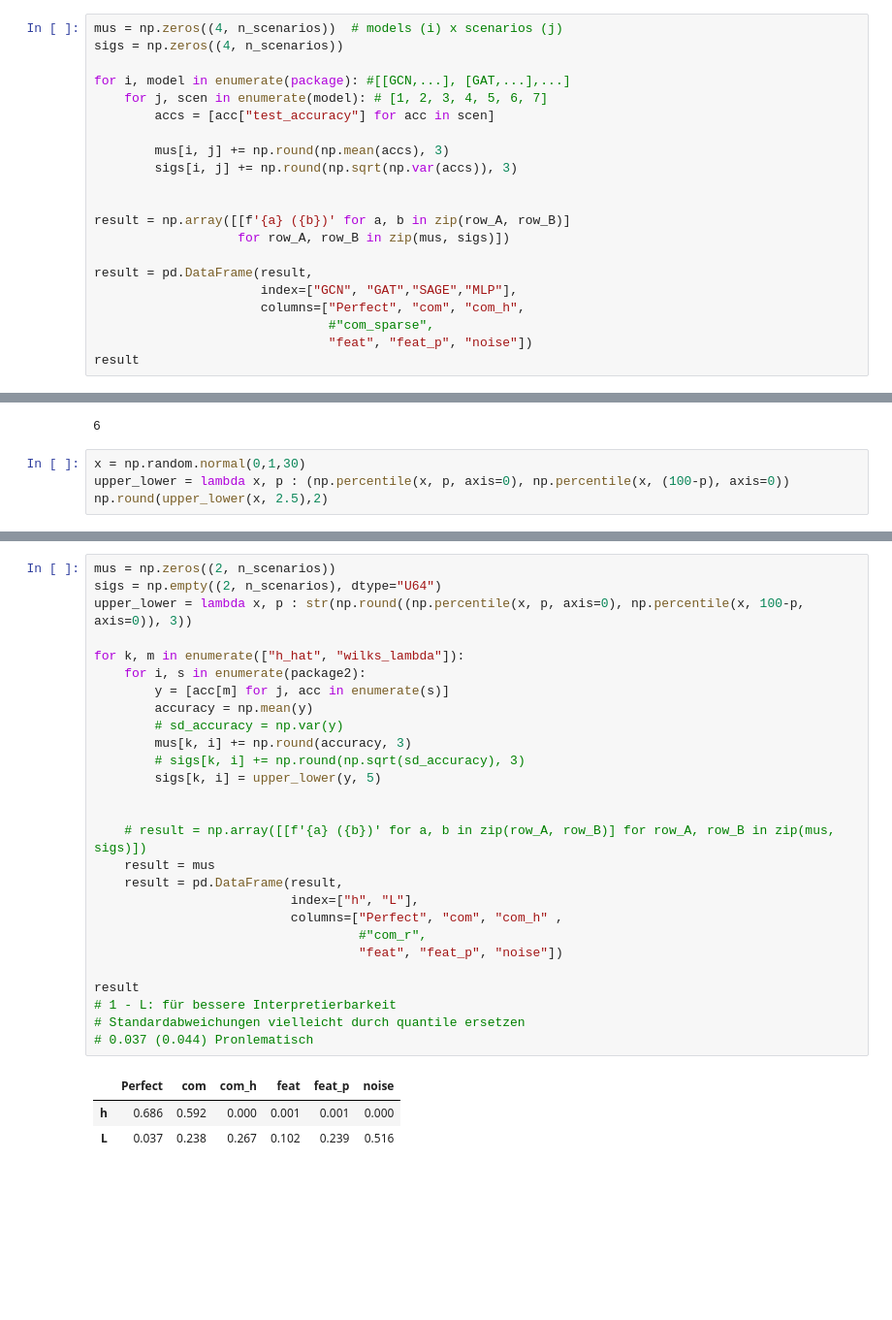
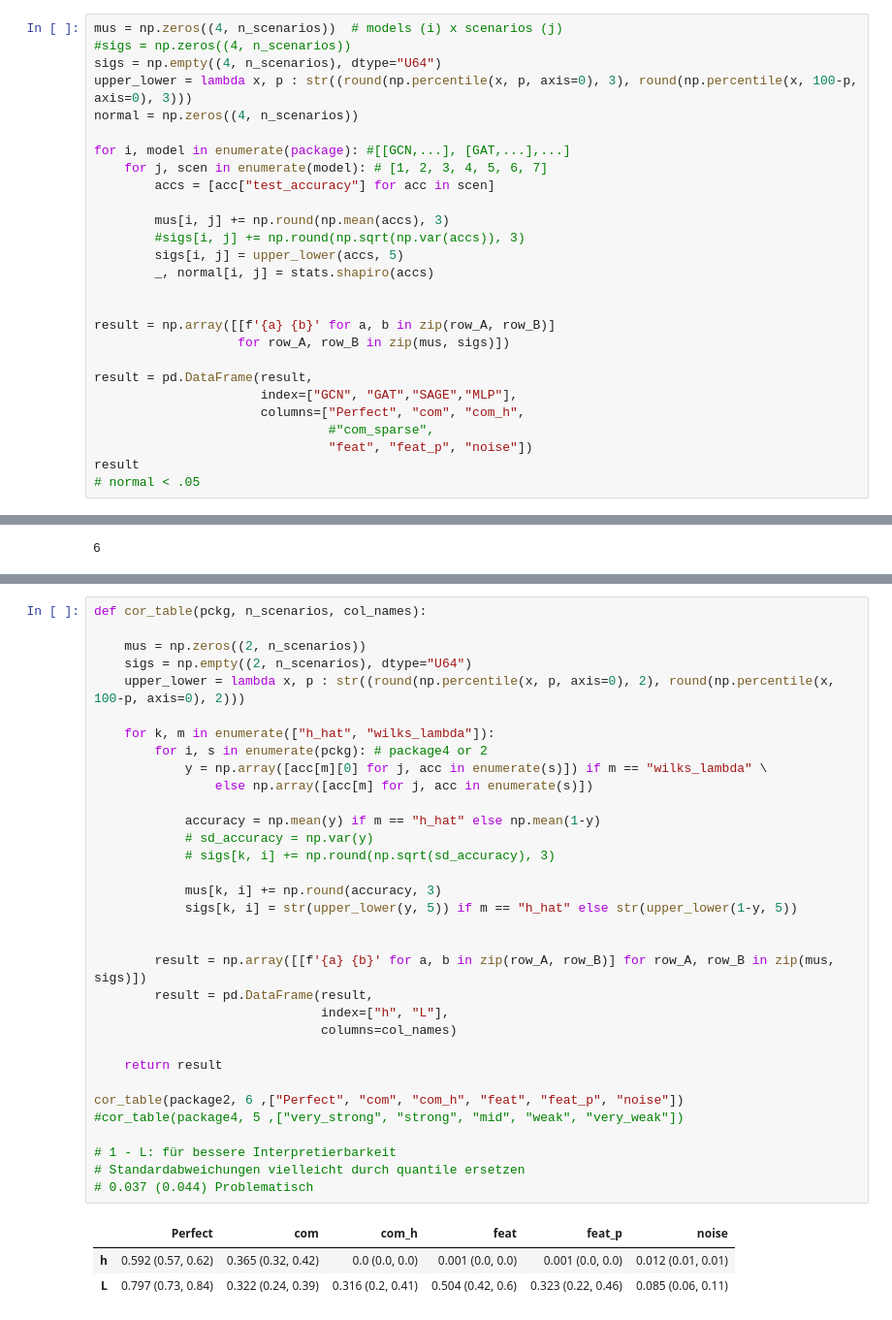
Before and after one commit to FisnikZogaj/MA, a Jupyter notebook: eval.ipynb, the cells around one changed output, grey strips where cells are left out. Shown at 97% size. Cells and saved outputs as stored; diff of their text form; blank space fills up the shorter version.

```diff
--- a/eval.ipynb
+++ b/eval.ipynb
@@ -193,17 +211,22 @@ print(np.round(np.mean([r["test_accuracy"] for r in sage_com]),3))
 ### Test accs
 # %%
 mus = np.zeros((4, n_scenarios))  # models (i) x scenarios (j)
-sigs = np.zeros((4, n_scenarios))
+#sigs = np.zeros((4, n_scenarios))
+sigs = np.empty((4, n_scenarios), dtype="U64")
+upper_lower = lambda x, p : str((round(np.percentile(x, p, axis=0), 3), round(np.percentile(x, 100-p, axis=0), 3)))
+normal = np.zeros((4, n_scenarios))
 
 for i, model in enumerate(package): #[[GCN,...], [GAT,...],...]
     for j, scen in enumerate(model): # [1, 2, 3, 4, 5, 6, 7]
         accs = [acc["test_accuracy"] for acc in scen]
 
         mus[i, j] += np.round(np.mean(accs), 3)
-        sigs[i, j] += np.round(np.sqrt(np.var(accs)), 3)
+        #sigs[i, j] += np.round(np.sqrt(np.var(accs)), 3)
+        sigs[i, j] = upper_lower(accs, 5)
+        _, normal[i, j] = stats.shapiro(accs)
 
 
-result = np.array([[f'{a} ({b})' for a, b in zip(row_A, row_B)]
+result = np.array([[f'{a} {b}' for a, b in zip(row_A, row_B)]
                    for row_A, row_B in zip(mus, sigs)])
 
 result = pd.DataFrame(result,
@@ -212,5 +235,6 @@ result = pd.DataFrame(result,
                                #"com_sparse",
                                "feat", "feat_p", "noise"])
 result
+# normal < .05
 # %% [output]
 |  | Perfect | com | com_h | feat | feat_p | noise |
@@ -288,7 +327,3 @@ n_scenarios = package2.shape[0]
 n_scenarios
 # %% [output]
 6
-# %%
-x = np.random.normal(0,1,30)
-upper_lower = lambda x, p : (np.percentile(x, p, axis=0), np.percentile(x, (100-p), axis=0))
-np.round(upper_lower(x, 2.5),2)
@@ -297,31 +380,37 @@ array([-1.81,  1.74])
 # %%
-mus = np.zeros((2, n_scenarios))
-sigs = np.empty((2, n_scenarios), dtype="U64")
-upper_lower = lambda x, p : str(np.round((np.percentile(x, p, axis=0), np.percentile(x, 100-p, axis=0)), 3))
+def cor_table(pckg, n_scenarios, col_names):
 
-for k, m in enumerate(["h_hat", "wilks_lambda"]):
-    for i, s in enumerate(package2):
-        y = [acc[m] for j, acc in enumerate(s)]
-        accuracy = np.mean(y)
-        # sd_accuracy = np.var(y)
-        mus[k, i] += np.round(accuracy, 3)
-        # sigs[k, i] += np.round(np.sqrt(sd_accuracy), 3)
-        sigs[k, i] = upper_lower(y, 5)
+    mus = np.zeros((2, n_scenarios))
+    sigs = np.empty((2, n_scenarios), dtype="U64")
+    upper_lower = lambda x, p : str((round(np.percentile(x, p, axis=0), 2), round(np.percentile(x, 100-p, axis=0), 2)))
+
+    for k, m in enumerate(["h_hat", "wilks_lambda"]):
+        for i, s in enumerate(pckg): # package4 or 2
+            y = np.array([acc[m][0] for j, acc in enumerate(s)]) if m == "wilks_lambda" \
+                else np.array([acc[m] for j, acc in enumerate(s)])
+
+            accuracy = np.mean(y) if m == "h_hat" else np.mean(1-y)
+            # sd_accuracy = np.var(y)
+            # sigs[k, i] += np.round(np.sqrt(sd_accuracy), 3)
+
+            mus[k, i] += np.round(accuracy, 3)
+            sigs[k, i] = str(upper_lower(y, 5)) if m == "h_hat" else str(upper_lower(1-y, 5))
 
 
-    # result = np.array([[f'{a} ({b})' for a, b in zip(row_A, row_B)] for row_A, row_B in zip(mus, sigs)])
-    result = mus
-    result = pd.DataFrame(result,
-                          index=["h", "L"],
-                          columns=["Perfect", "com", "com_h" ,
-                                   #"com_r",
-                                   "feat", "feat_p", "noise"])
+        result = np.array([[f'{a} {b}' for a, b in zip(row_A, row_B)] for row_A, row_B in zip(mus, sigs)])
+        result = pd.DataFrame(result,
+                              index=["h", "L"],
+                              columns=col_names)
 
-result
+    return result
+
+cor_table(package2, 6 ,["Perfect", "com", "com_h", "feat", "feat_p", "noise"])
+#cor_table(package4, 5 ,["very_strong", "strong", "mid", "weak", "very_weak"])
+
 # 1 - L: für bessere Interpretierbarkeit
 # Standardabweichungen vielleicht durch quantile ersetzen
-# 0.037 (0.044) Pronlematisch
+# 0.037 (0.044) Problematisch
 # %% [output]
 |  | Perfect | com | com_h | feat | feat_p | noise |
-| h | 0.686 | 0.592 | 0.000 | 0.001 | 0.001 | 0.000 |
-| L | 0.037 | 0.238 | 0.267 | 0.102 | 0.239 | 0.516 |
+| h | 0.592 (0.57, 0.62) | 0.365 (0.32, 0.42) | 0.0 (0.0, 0.0) | 0.001 (0.0, 0.0) | 0.001 (0.0, 0.0) | 0.012 (0.01, 0.01) |
+| L | 0.797 (0.73, 0.84) | 0.322 (0.24, 0.39) | 0.316 (0.2, 0.41) | 0.504 (0.42, 0.6) | 0.323 (0.22, 0.46) | 0.085 (0.06, 0.11) |
```
Also changed, not shown: parts of 19 cells of this notebook, 2 other files.
